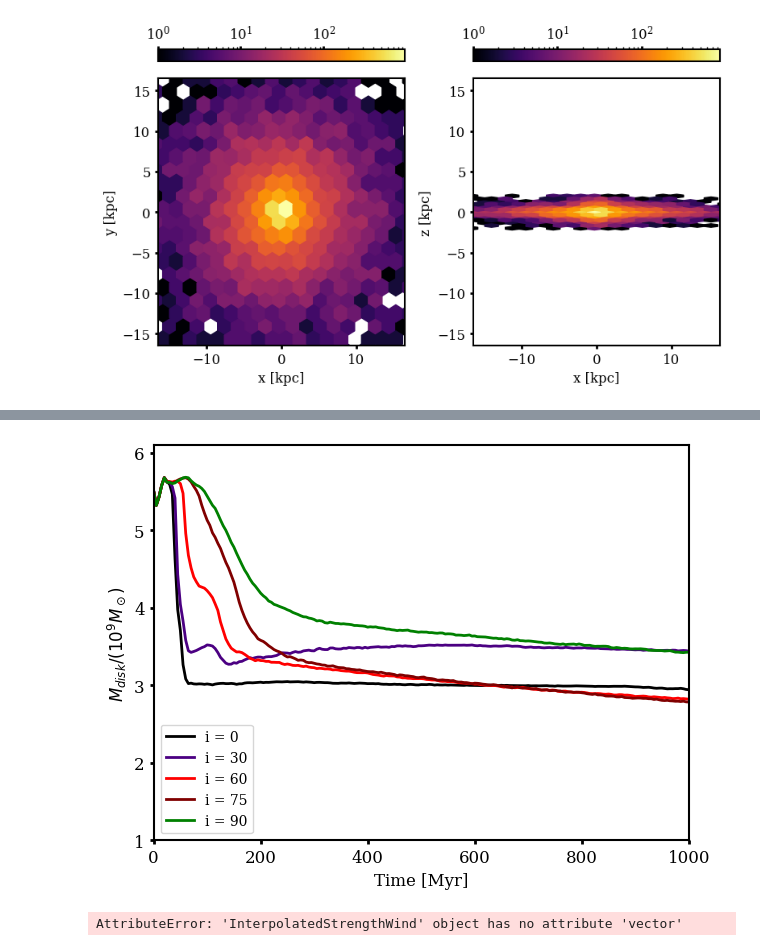
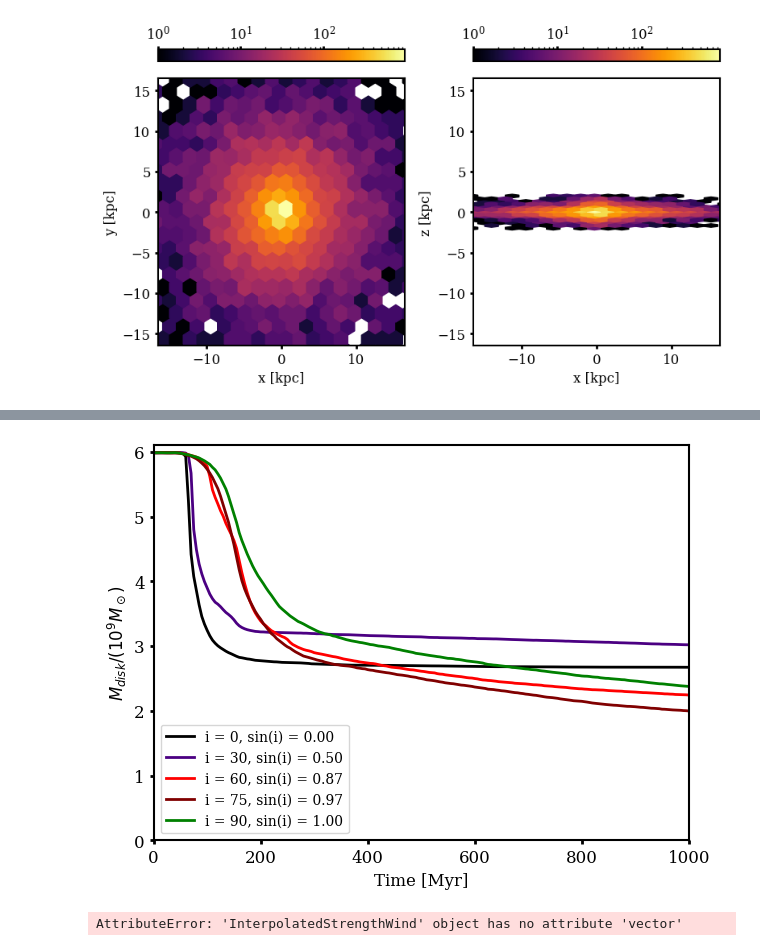
Before and after one commit to HSouch/galarp, a Jupyter notebook: paper/0-1-FullDynamicShadow.ipynb, the cells around one changed output, grey strips where cells are left out. Saved outputs shown, nothing was run; the diff lists cells and outputs as text; code cells hidden in the pictures.

```diff
--- a/paper/0-1-FullDynamicShadow.ipynb
+++ b/paper/0-1-FullDynamicShadow.ipynb
@@ -165,6 +165,8 @@ class DynamicShadow:
         normalized_p = 2 * (1 + self.radii / L_slab)
         normalized_p *= (A_clouds / self.A_bin).cgs * (1 - v_xyz_rotated[0] * u.km / u.s / v_wind)
 
+        normalized_p *= 0.5
+
         # Bin particles along y-z axis
         y_bin_indices = np.digitize(xyz_rotated[1], y_bins)
         z_bin_indices = np.digitize(xyz_rotated[2], z_bins)
@@ -184,7 +186,9 @@ class DynamicShadow:
                     continue
 
                 cum_p = np.cumsum(normalized_p[sorted_indices])
-                cum_p = 1 - np.clip(cum_p, 0.5, 1)
+                cum_p = 1 - cum_p
+
+                cum_p = np.clip(cum_p, 0.1, 1)
 
                 interp = interp1d(particles_in_bin[sorted_indices], cum_p, kind="linear",
                                   fill_value=1, bounds_error=False, assume_sorted=True)
@@ -193,7 +197,7 @@ class DynamicShadow:
                 shadowing[in_bin] = interp(xyz_rotated_T[in_bin].T[0])
 
                 if self.debug:
-                    interp = interp1d(particles_in_bin[sorted_indices], 1 - cum_p, kind="linear",
+                    interp = interp1d(particles_in_bin[sorted_indices], cum_p, kind="linear",
                                   fill_value=1, bounds_error=False, assume_sorted=True)
                     self.interps.append({"i": i, "j": j, "interp": interp})
 
@@ -244,7 +248,7 @@ radii = np.random.uniform(20, 60, 10000)
 
 
 depth = 5e10
-inc = 65
+inc = 45
 index = 310
 xyz = np.array([x[index], y[index], z[index]])
 v_xyz = np.array([vx[index], vy[index], vz[index]])
@@ -383,7 +388,7 @@ for inclination in incs:
     rb2006_wind = grp.builtins.RB2006_Wind(inc=inclination)
 
     shadow = DynamicShadow(rb2006_wind,
-                           a_disk=a_disk, b_disk=b_disk,
+                           a_disk=a_disk * 1.5, b_disk=b_disk * 1.5,
                            masses = np.random.uniform(1e5, 1e6, 10000),
                            radii=np.random.uniform(20, 60, 10000),
                            n_bins=20)
@@ -391,6 +396,7 @@ for inclination in incs:
     sim = grp.RPSim(wind=rb2006_wind, potential=rb2006_satellite, shadow=shadow,)
 
     orbits = sim.run(particles, integration_time=1200 * u.Myr, dt=5*u.Myr, printout=False, rho_icm=1e-26 * u.g/u.cm**3)
+    orbits.save(f"temp/orbits_RB2006_{inclination}.grp")
     orbit_containers.append(orbits)
 # %%
 for i, inclination in enumerate(incs):
@@ -406,39 +420,39 @@ for i, inclination in enumerate(incs):
 # %%
-def Mdisk(orbits, rmax = 27 * u.kpc, thickness=1 * u.kpc, **kwargs):
+def Mdisk(orbits, rmax = 27 * u.kpc, thickness=5 * u.kpc, **kwargs):
     x,y,z, vx, vy, vz = orbits.get_orbit_data(transposed=False)
 
     r = np.sqrt(x**2 + y**2)
 
     r = np.sqrt(x**2 + y**2 + z**2)
 
     in_disk = np.logical_and(r < rmax.value, np.abs(z) < thickness.value)
     #in_disk = r < rmax.value
 
 
     evol = np.sum(in_disk, axis=1) * orbits.metadata["M_CLOUD"].to(u.Msun).value
 
     return orbits.data.t, evol
 
 incs = [0, 30, 60, 75, 90]
 
 
 colors = ["black", "indigo", "red", "maroon", "green"]
 
 for i, container in enumerate(orbit_containers):
     times, evol = Mdisk(container)
-    plt.plot(times, evol * 6 / 1e9, color=colors[i], lw=2, label=f"i = {incs[i]}")
+    plt.plot(times, evol * 6 / 1e9, color=colors[i], lw=2, label=f"i = {incs[i]}, sin(i) = {np.sin(np.deg2rad(incs[i])):.2f}")
 
 plt.xlim(0, 1000)
-plt.ylim(1, 6.1)
+plt.ylim(0, 6.1)
 
 plt.ylabel("$M_{disk} / (10^9 M_\odot)$")
 plt.xlabel("Time [Myr]")
 
 plt.legend(fontsize=10, loc="lower left")
 plt.tight_layout()
 plt.savefig("figures/rb2006_dynamic_shadow_diskmass_evolution.png", dpi=200)
 # %% [output]
-[figure, old version]
+[figure, new version]
 # %%
 for i, orbit_container in enumerate(orbit_containers):
     grp.k3d_plot([orbit_container], outname=f"temp/rb2006_dynamic_{incs[i]}.html")
```
Also changed, not shown: parts of 8 cells of this notebook, 1 other file.
